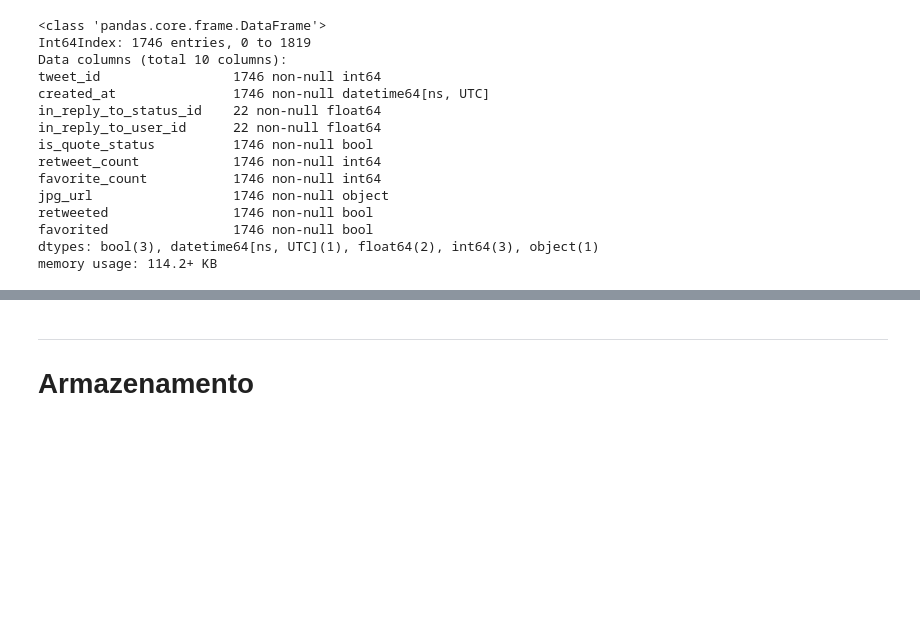
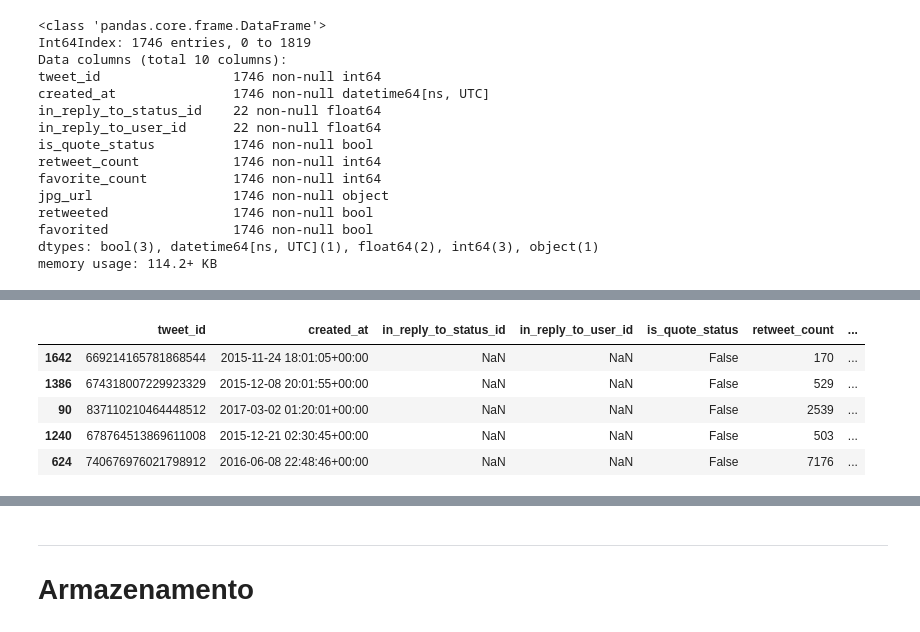
Before and after one commit to vitoralbano/ds-ii-weratedogs, a Jupyter notebook: wrangle_act.ipynb, the cells around one changed output, grey strips where cells are left out. Drawn from its saved outputs; the diff is of its cells as text; code cells hidden in the pictures; blank space fills up the shorter version.

```diff
--- a/wrangle_act.ipynb
+++ b/wrangle_act.ipynb
@@ -1332,0 +1343,9 @@ memory usage: 114.2+ KB
+# %%
+df_api_clean.sample(5)
+# %% [output]
+|  | tweet_id | created_at | in_reply_to_status_id | in_reply_to_user_id | is_quote_status | retweet_count | ... |
+| 1642 | 669214165781868544 | 2015-11-24 18:01:05+00:00 | NaN | NaN | False | 170 | ... |
+| 1386 | 674318007229923329 | 2015-12-08 20:01:55+00:00 | NaN | NaN | False | 529 | ... |
+| 90 | 837110210464448512 | 2017-03-02 01:20:01+00:00 | NaN | NaN | False | 2539 | ... |
+| 1240 | 678764513869611008 | 2015-12-21 02:30:45+00:00 | NaN | NaN | False | 503 | ... |
+| 624 | 740676976021798912 | 2016-06-08 22:48:46+00:00 | NaN | NaN | False | 7176 | ... |
```
Also changed, not shown: parts of 39 cells of this notebook, 4 other files.
